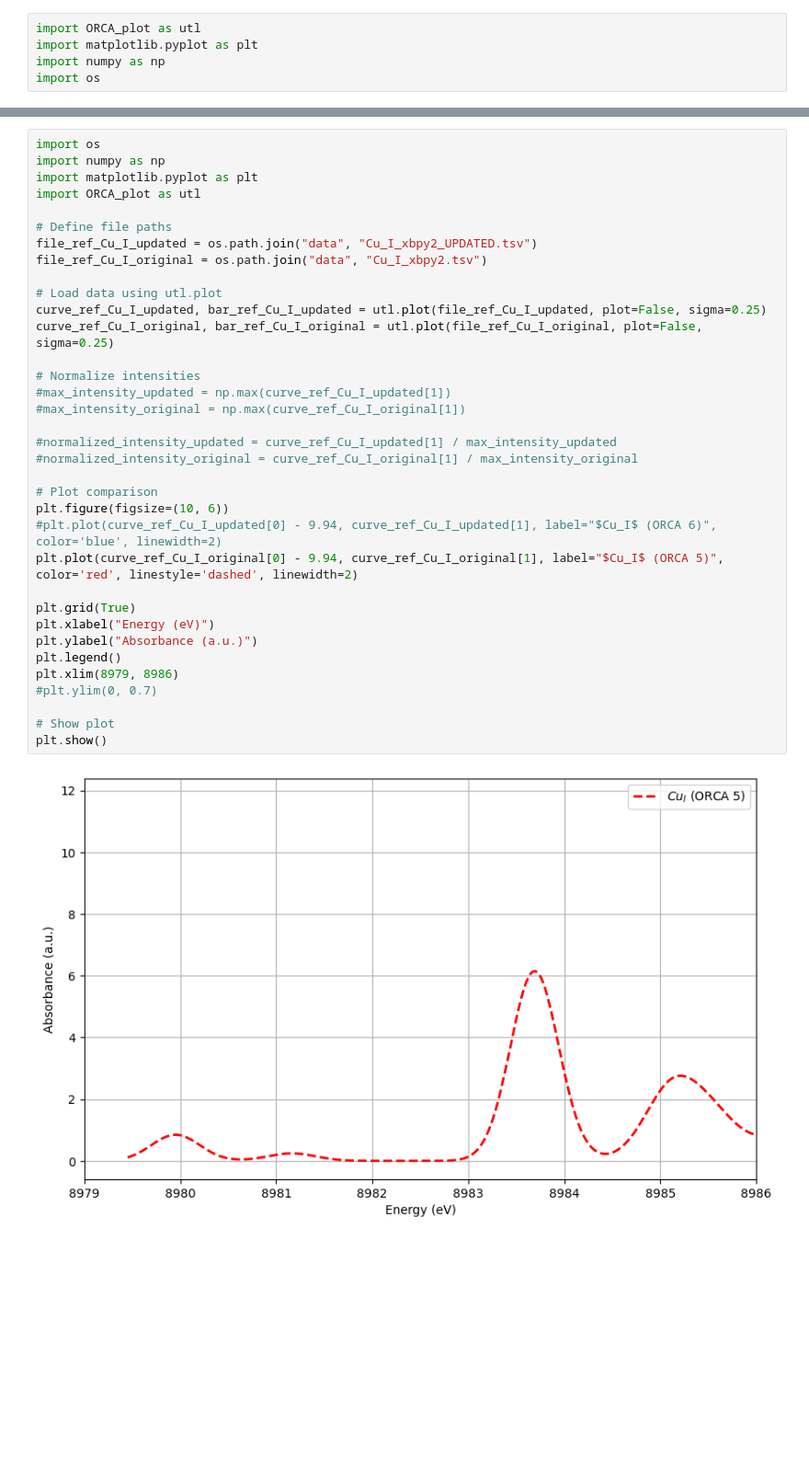
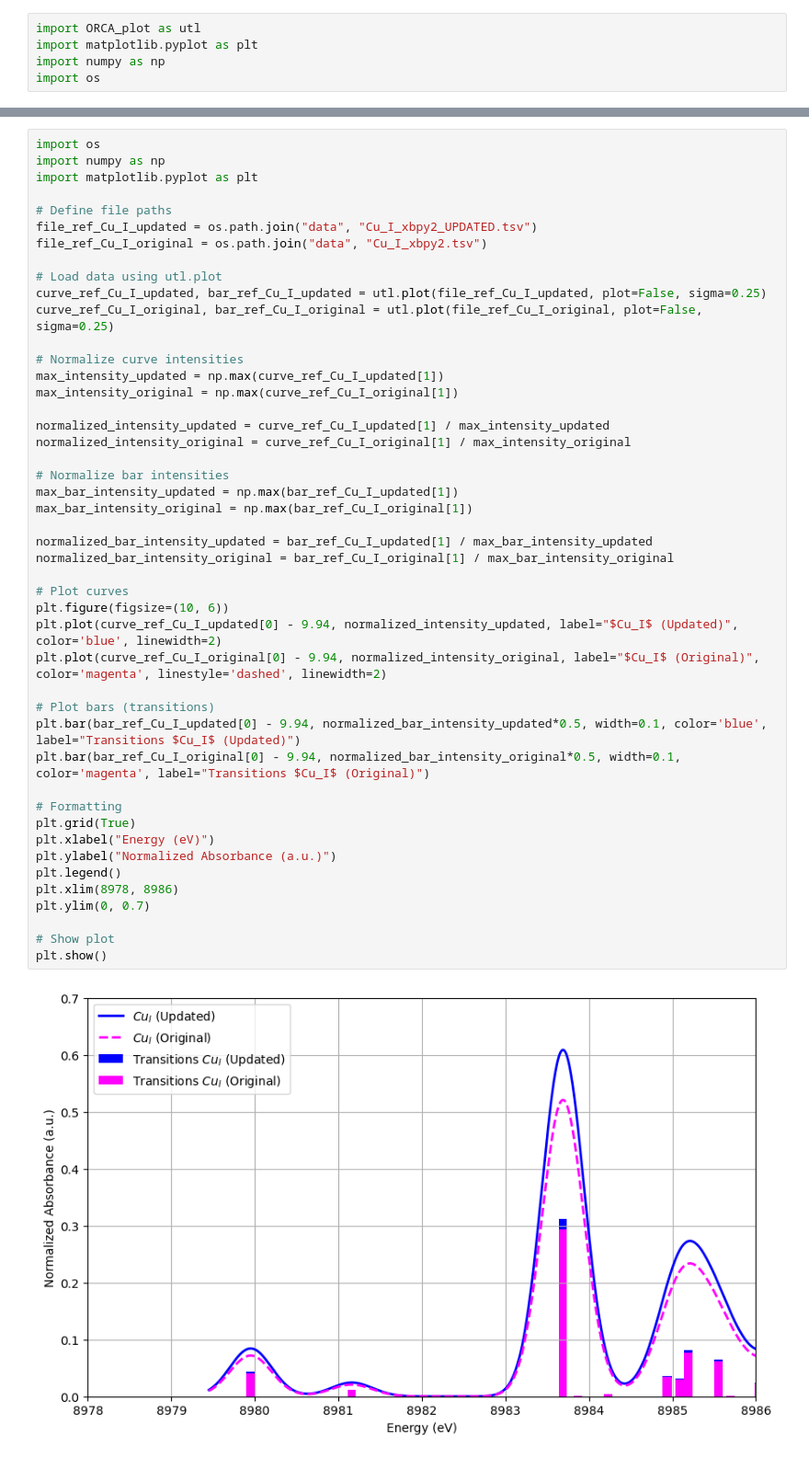
Before and after one commit to Aguiario/ORCA_and_Gaussian, a Jupyter notebook: ORCA_ABS/plost_orca6.ipynb, the cells around one changed output, grey strips where cells are left out. Shown: that part at 92% size. Drawn from its saved outputs; the diff is of its cells as text; blank space fills up the shorter version.

```diff
--- a/ORCA_ABS/plost_orca6.ipynb
+++ b/ORCA_ABS/plost_orca6.ipynb
@@ -37,37 +37,48 @@ plt.show()
 # %%
 import os
 import numpy as np
 import matplotlib.pyplot as plt
-import ORCA_plot as utl
 
 # Define file paths
 file_ref_Cu_I_updated = os.path.join("data", "Cu_I_xbpy2_UPDATED.tsv")
 file_ref_Cu_I_original = os.path.join("data", "Cu_I_xbpy2.tsv")
 
 # Load data using utl.plot
 curve_ref_Cu_I_updated, bar_ref_Cu_I_updated = utl.plot(file_ref_Cu_I_updated, plot=False, sigma=0.25)
 curve_ref_Cu_I_original, bar_ref_Cu_I_original = utl.plot(file_ref_Cu_I_original, plot=False, sigma=0.25)
 
-# Normalize intensities
-#max_intensity_updated = np.max(curve_ref_Cu_I_updated[1])
-#max_intensity_original = np.max(curve_ref_Cu_I_original[1])
+# Normalize curve intensities
+max_intensity_updated = np.max(curve_ref_Cu_I_updated[1])
+max_intensity_original = np.max(curve_ref_Cu_I_original[1])
 
-#normalized_intensity_updated = curve_ref_Cu_I_updated[1] / max_intensity_updated
-#normalized_intensity_original = curve_ref_Cu_I_original[1] / max_intensity_original
+normalized_intensity_updated = curve_ref_Cu_I_updated[1] / max_intensity_updated
+normalized_intensity_original = curve_ref_Cu_I_original[1] / max_intensity_original
 
-# Plot comparison
+# Normalize bar intensities
+max_bar_intensity_updated = np.max(bar_ref_Cu_I_updated[1])
+max_bar_intensity_original = np.max(bar_ref_Cu_I_original[1])
+
+normalized_bar_intensity_updated = bar_ref_Cu_I_updated[1] / max_bar_intensity_updated
+normalized_bar_intensity_original = bar_ref_Cu_I_original[1] / max_bar_intensity_original
+
+# Plot curves
 plt.figure(figsize=(10, 6))
-#plt.plot(curve_ref_Cu_I_updated[0] - 9.94, curve_ref_Cu_I_updated[1], label="$Cu_I$ (ORCA 6)", color='blue', linewidth=2)
-plt.plot(curve_ref_Cu_I_original[0] - 9.94, curve_ref_Cu_I_original[1], label="$Cu_I$ (ORCA 5)", color='red', linestyle='dashed', linewidth=2)
+plt.plot(curve_ref_Cu_I_updated[0] - 9.94, normalized_intensity_updated, label="$Cu_I$ (Updated)", color='blue', linewidth=2)
+plt.plot(curve_ref_Cu_I_original[0] - 9.94, normalized_intensity_original, label="$Cu_I$ (Original)", color='magenta', linestyle='dashed', linewidth=2)
 
+# Plot bars (transitions)
+plt.bar(bar_ref_Cu_I_updated[0] - 9.94, normalized_bar_intensity_updated*0.5, width=0.1, color='blue', label="Transitions $Cu_I$ (Updated)")
+plt.bar(bar_ref_Cu_I_original[0] - 9.94, normalized_bar_intensity_original*0.5, width=0.1, color='magenta', label="Transitions $Cu_I$ (Original)")
+
+# Formatting
 plt.grid(True)
 plt.xlabel("Energy (eV)")
-plt.ylabel("Absorbance (a.u.)")
+plt.ylabel("Normalized Absorbance (a.u.)")
 plt.legend()
-plt.xlim(8979, 8986)
-#plt.ylim(0, 0.7)
+plt.xlim(8978, 8986)
+plt.ylim(0, 0.7)
 
 # Show plot
 plt.show()
 # %% [output]
-[figure, old version]
+[figure, new version]
```
